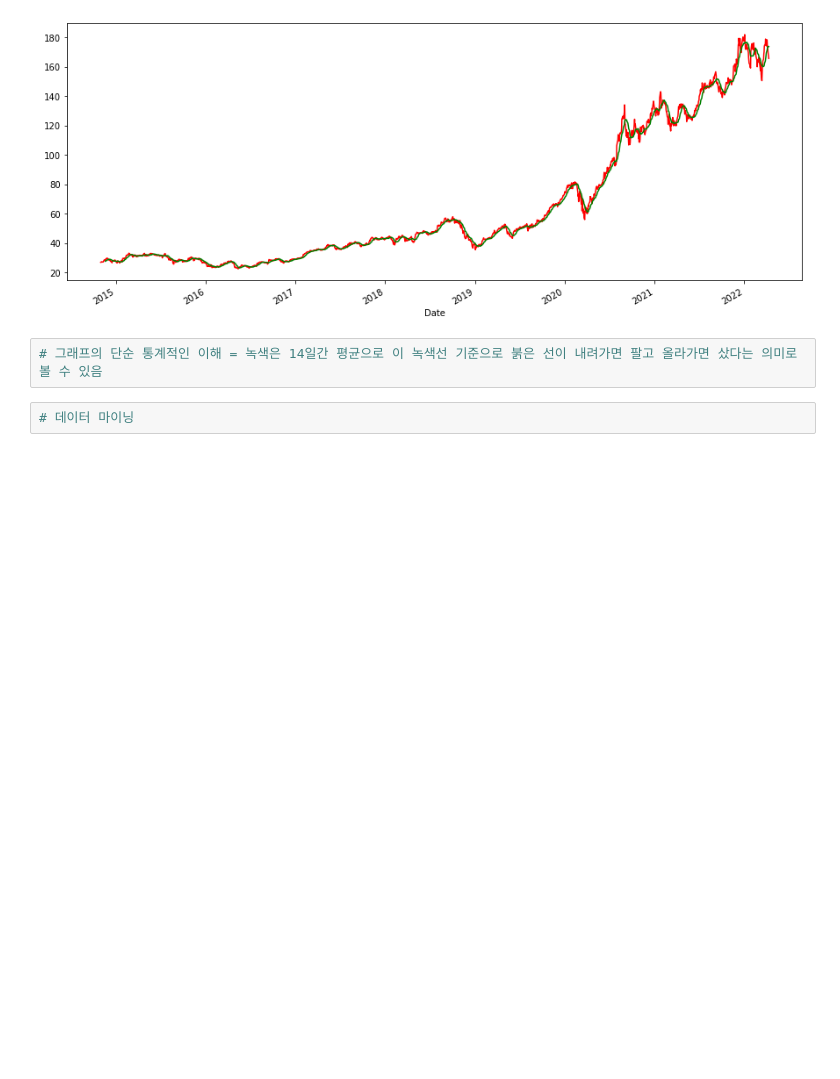
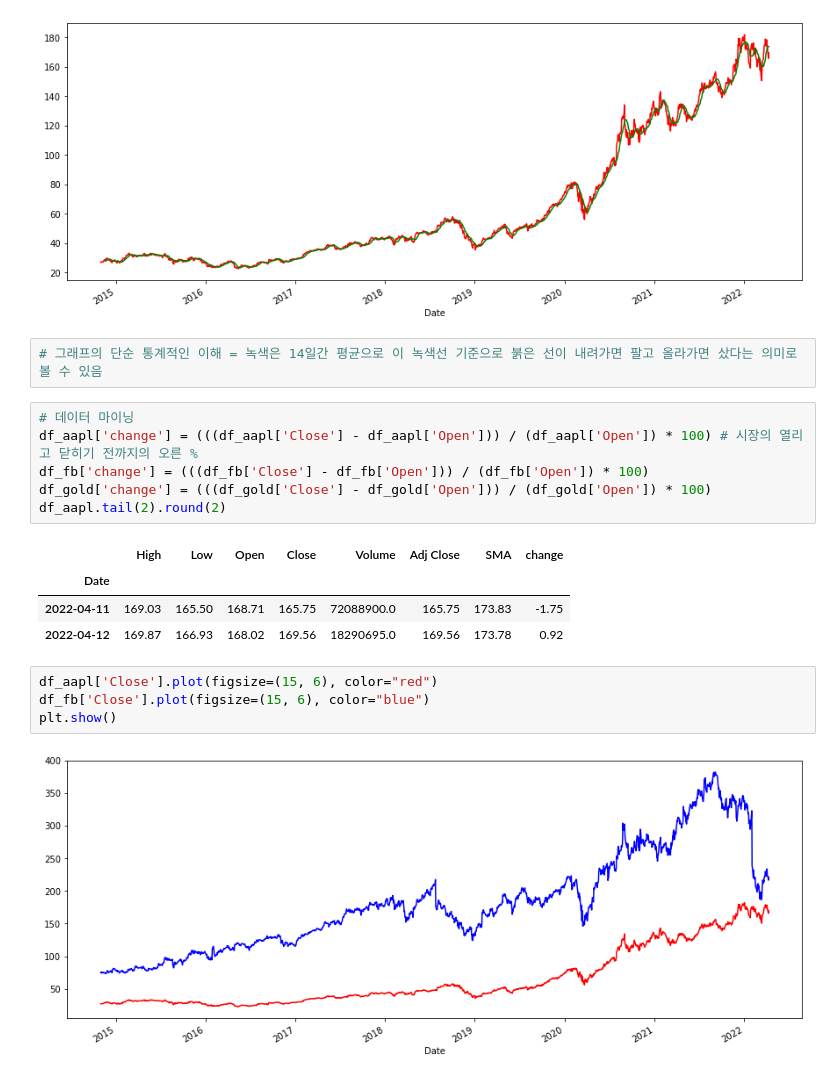
Before and after one commit to adasey/MlData, a Jupyter notebook: lesson_predict_stock.ipynb, the cells around one changed output. Drawn from its saved outputs; the diff is of its cells as text; blank space fills up the shorter version.

```diff
--- a/lesson_predict_stock.ipynb
+++ b/lesson_predict_stock.ipynb
@@ -31,3 +31,18 @@ plt.show()
 # 그래프의 단순 통계적인 이해 = 녹색은 14일간 평균으로 이 녹색선 기준으로 붉은 선이 내려가면 팔고 올라가면 샀다는 의미로 볼 수 있음
 # %%
 # 데이터 마이닝
+df_aapl['change'] = (((df_aapl['Close'] - df_aapl['Open'])) / (df_aapl['Open']) * 100) # 시장의 열리고 닫히기 전까지의 오른 %
+df_fb['change'] = (((df_fb['Close'] - df_fb['Open'])) / (df_fb['Open']) * 100)
+df_gold['change'] = (((df_gold['Close'] - df_gold['Open'])) / (df_gold['Open']) * 100)
+df_aapl.tail(2).round(2)
+# %% [output]
+|  | High | Low | Open | Close | Volume | Adj Close | SMA | change |
+| Date |  |  |  |  |  |  |  |  |
+| 2022-04-11 | 169.03 | 165.50 | 168.71 | 165.75 | 72088900.0 | 165.75 | 173.83 | -1.75 |
+| 2022-04-12 | 169.87 | 166.93 | 168.02 | 169.56 | 18290695.0 | 169.56 | 173.78 | 0.92 |
+# %%
+df_aapl['Close'].plot(figsize=(15, 6), color="red")
+df_fb['Close'].plot(figsize=(15, 6), color="blue")
+plt.show()
+# %% [output]
+[figure, added]
```
Also changed, not shown: parts of 8 cells of this notebook.
